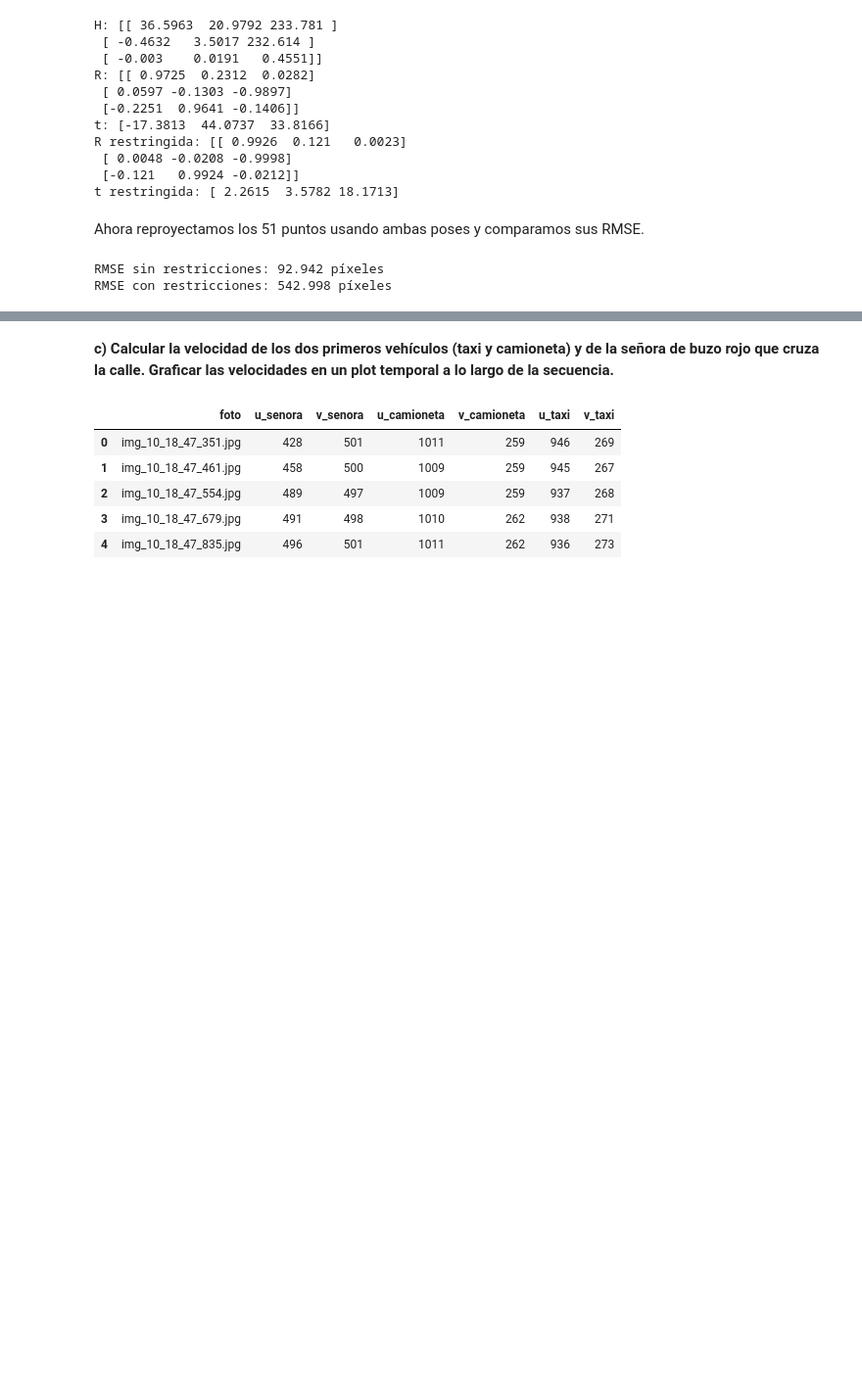
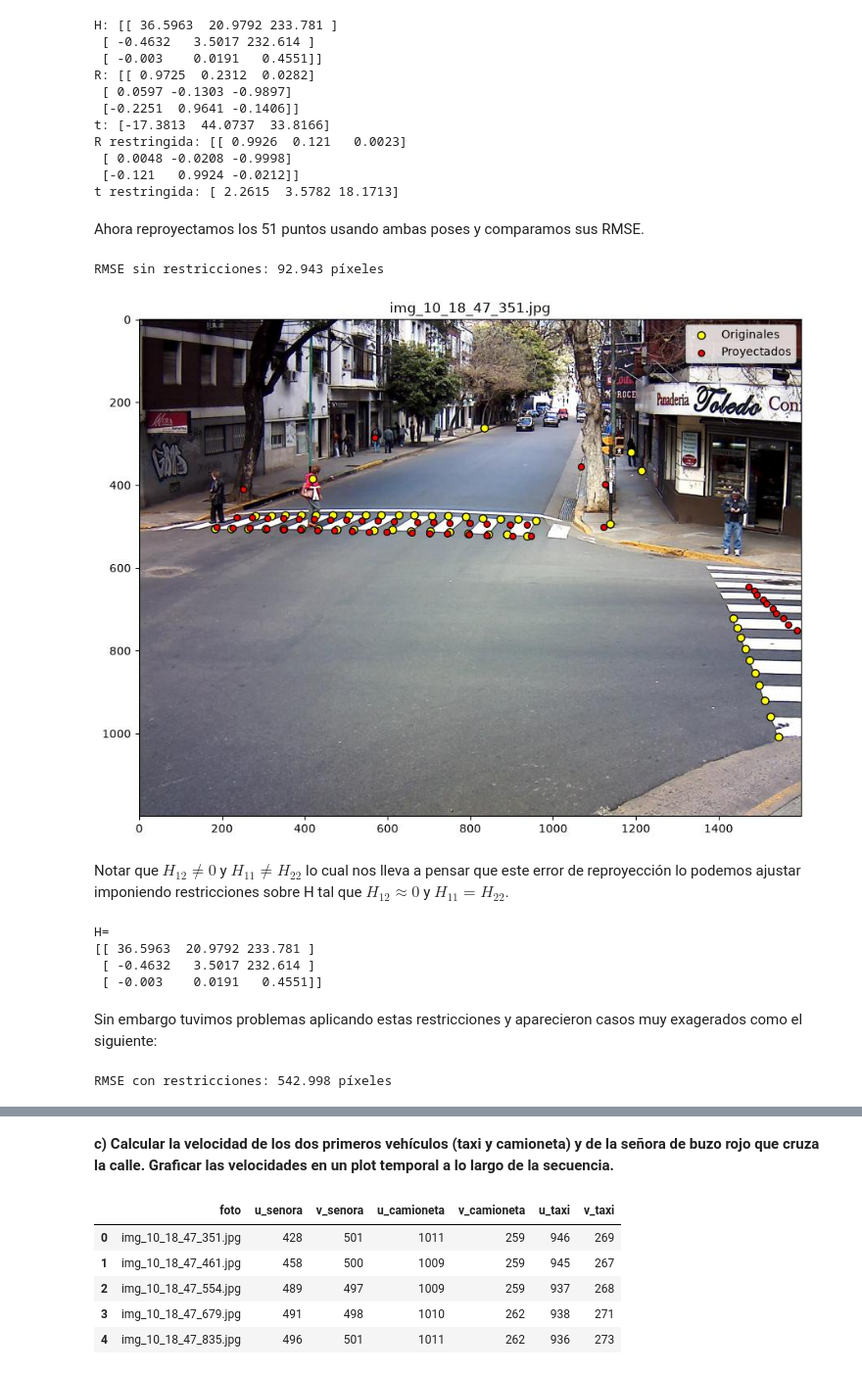
Before and after one commit to Nicofpelayo/alc-tp-2026, a Jupyter notebook: grupo_choripan_TP.ipynb, the cells around one changed output, grey strips where cells are left out. Shown at 98% size. Drawn from its saved outputs; the diff is of its cells as text; code cells hidden in the pictures; blank space fills up the shorter version.

```diff
--- a/grupo_choripan_TP.ipynb
+++ b/grupo_choripan_TP.ipynb
@@ -1436,19 +1436,36 @@ proyectados_5b = alc.proyectarPuntosUVW(
 )
 
 rmse_5b = alc.RMSE(proyectados_5b, puntos_2d_5b)
-
-# Proyección con K restringida
-proyectados_rest_5b = alc.proyectarPuntosUVW(
-    puntos_3d_5b, K_rest_5a, R_rest_5b, t_rest_5b
-)
-
-rmse_rest_5b = alc.RMSE(
-    proyectados_rest_5b, puntos_2d_5b
-)
-
 print(f"RMSE sin restricciones: {rmse_5b:.3f} píxeles")
-print(f"RMSE con restricciones: {rmse_rest_5b:.3f} píxeles")
-#da muy mal
 # %% [output]
-RMSE sin restricciones: 92.942 píxeles
-RMSE con restricciones: 542.998 píxeles
+RMSE sin restricciones: 92.943 píxeles
+# %%
+mostrar_puntos(leer_imagen(os.path.join(DIR_SALGUERO, 'img_10_18_47_351.jpg')), puntos_2d_5b,
+               None, proyectados_5b, 'img_10_18_47_351.jpg')
+# %% [output]
+[figure, added]
+# %% [markdown]
+Notar que $H_{12} \neq 0$ y $H_{11} \neq H_{22}$ lo cual nos lleva a pensar que este error de reproyección lo podemos ajustar imponiendo restricciones sobre H tal que $H_{12} \approx 0$ y $H_{11} = H_{22}$.
+# %%
+print("H=")
+print(H)
+# %% [output]
+H=
+[[ 36.5963  20.9792 233.781 ]
+ [ -0.4632   3.5017 232.614 ]
+ [ -0.003    0.0191   0.4551]]
+# %% [markdown]
+Sin embargo tuvimos problemas aplicando estas restricciones y aparecieron casos muy exagerados como el siguiente:
+# %%
+# Proyección con K restringida
+proyectados_rest_5b = alc.proyectarPuntosUVW(
+    puntos_3d_5b, K_rest_5a, R_rest_5b, t_rest_5b
+)
+
+rmse_rest_5b = alc.RMSE(
+    proyectados_rest_5b, puntos_2d_5b
+)
+
+print(f"RMSE con restricciones: {rmse_rest_5b:.3f} píxeles")
+# %% [output]
+RMSE con restricciones: 542.998 píxeles
```
Also changed, not shown: parts of 10 cells of this notebook.
